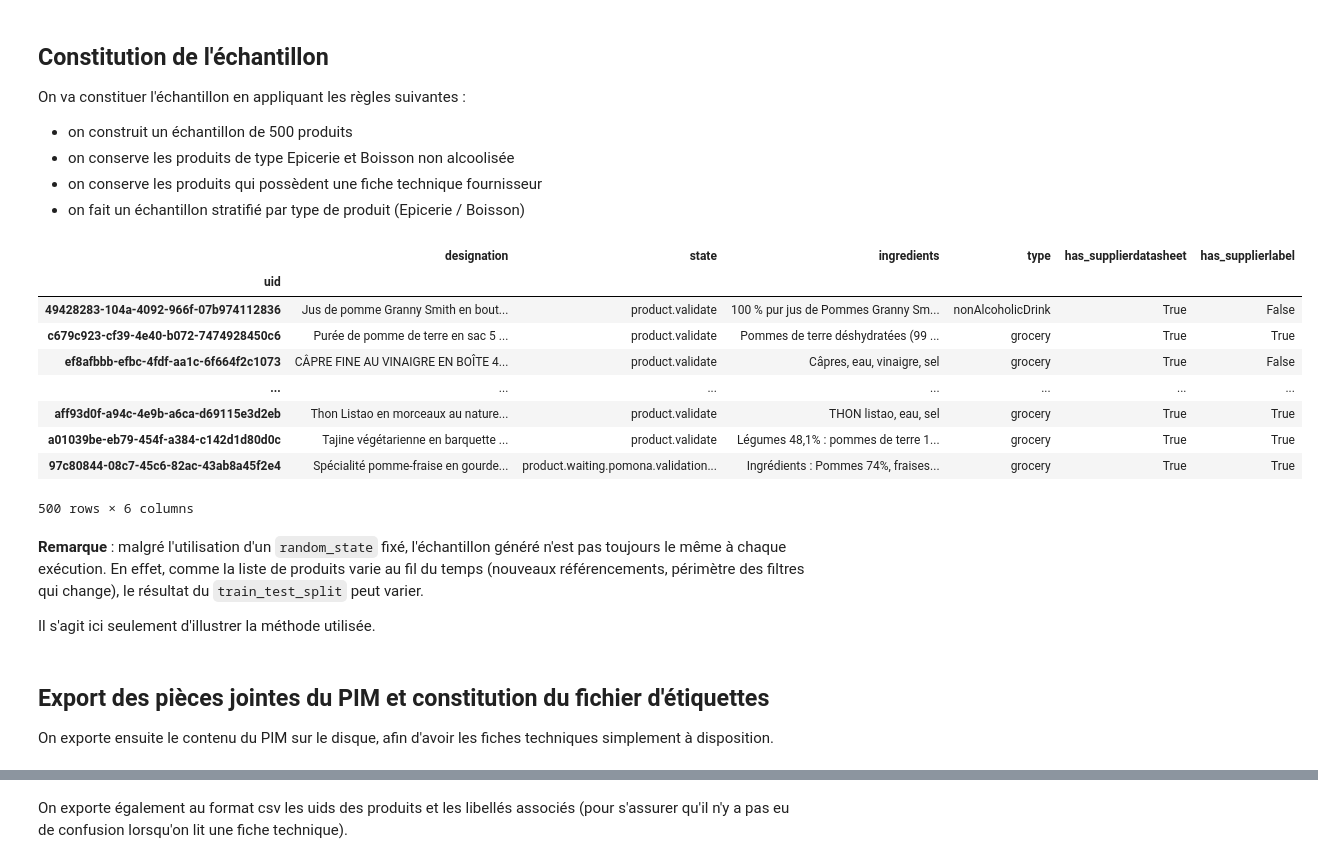
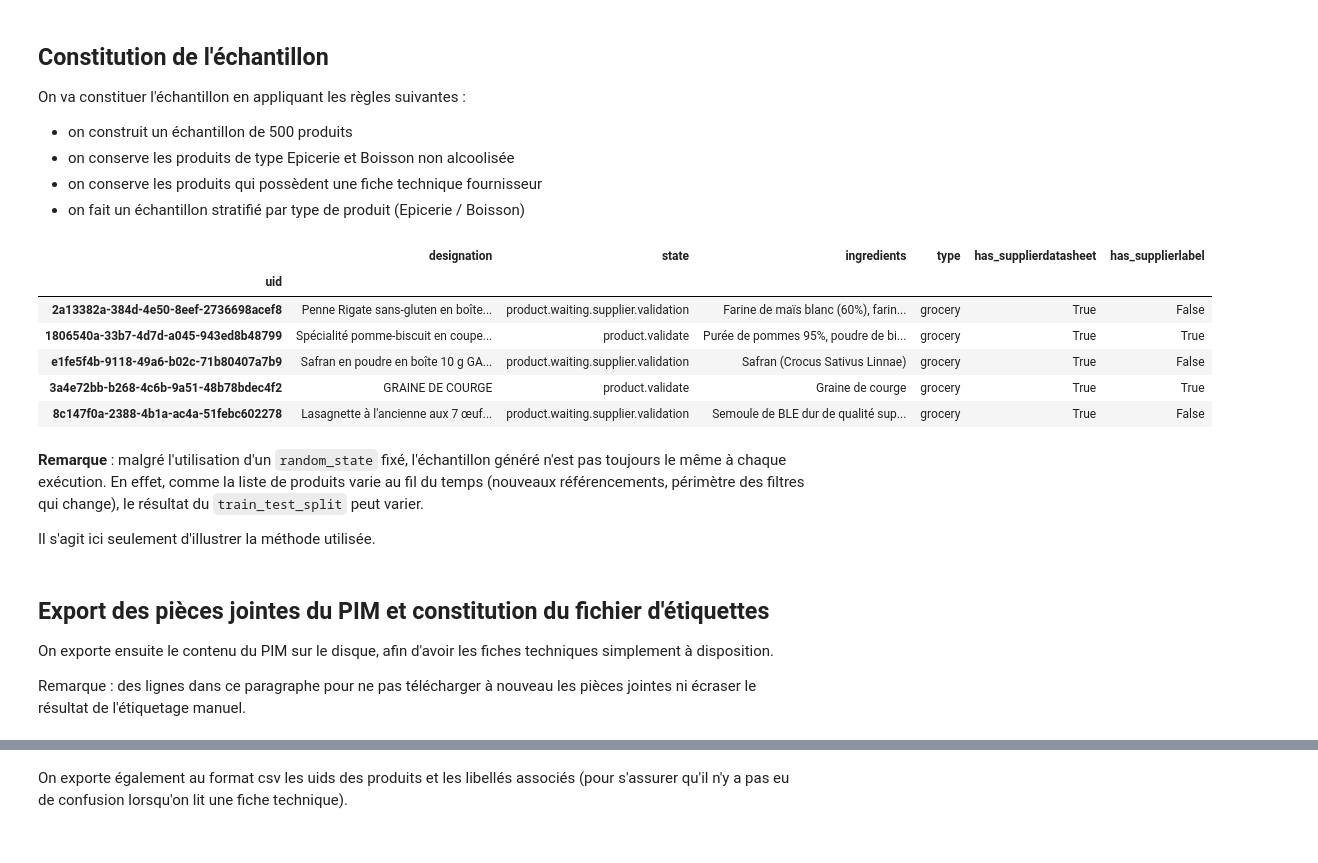
Before and after one commit to UltraDiuve/PIM-Recognizer, a Jupyter notebook: report/notebooks/ground_truth_constitution.ipynb, the cells around one changed output, grey strips where cells are left out. Saved outputs shown, nothing was run; the diff lists cells and outputs as text; code cells hidden in the pictures.

```diff
--- a/report/notebooks/ground_truth_constitution.ipynb
+++ b/report/notebooks/ground_truth_constitution.ipynb
@@ -81,22 +83,19 @@ On va constituer l'échantillon en appliquant les règles suivantes :
 # %%
 filtered_df = df.loc[(df.type.isin(['grocery', 'nonAlcoholicDrink']))
                      & (df.has_supplierdatasheet)]
 train, ground_truth_df = train_test_split(filtered_df,
                                           test_size=500,
                                           random_state=42,
                                           stratify=filtered_df.type)
-ground_truth_df
+ground_truth_df.sample(5)
 # %% [output]
 |  | designation | state | ingredients | type | has_supplierdatasheet | has_supplierlabel |
 | uid |  |  |  |  |  |  |
-| 49428283-104a-4092-966f-07b974112836 | Jus de pomme Granny Smith en bout... | product.validate | 100 % pur jus de Pommes Granny Sm... | nonAlcoholicDrink | True | False |
-| c679c923-cf39-4e40-b072-7474928450c6 | Purée de pomme de terre en sac 5 ... | product.validate | Pommes de terre déshydratées (99 ... | grocery | True | True |
-| ef8afbbb-efbc-4fdf-aa1c-6f664f2c1073 | CÂPRE FINE AU VINAIGRE EN BOÎTE 4... | product.validate | Câpres, eau, vinaigre, sel | grocery | True | False |
-| ... | ... | ... | ... | ... | ... | ... |
-| aff93d0f-a94c-4e9b-a6ca-d69115e3d2eb | Thon Listao en morceaux au nature... | product.validate | THON listao, eau, sel | grocery | True | True |
-| a01039be-eb79-454f-a384-c142d1d80d0c | Tajine végétarienne en barquette ... | product.validate | Légumes 48,1% : pommes de terre 1... | grocery | True | True |
-| 97c80844-08c7-45c6-82ac-43ab8a45f2e4 | Spécialité pomme-fraise en gourde... | product.waiting.pomona.validation... | Ingrédients : Pommes 74%, fraises... | grocery | True | True |
+| 2a13382a-384d-4e50-8eef-2736698acef8 | Penne Rigate sans-gluten en boîte... | product.waiting.supplier.validation | Farine de maïs blanc (60%), farin... | grocery | True | False |
+| 1806540a-33b7-4d7d-a045-943ed8b48799 | Spécialité pomme-biscuit en coupe... | product.validate | Purée de pommes 95%, poudre de bi... | grocery | True | True |
+| e1fe5f4b-9118-49a6-b02c-71b80407a7b9 | Safran en poudre en boîte 10 g GA... | product.waiting.supplier.validation | Safran (Crocus Sativus Linnae) | grocery | True | False |
+| 3a4e72bb-b268-4c6b-9a51-48b78bdec4f2 | GRAINE DE COURGE | product.validate | Graine de courge | grocery | True | True |
+| 8c147f0a-2388-4b1a-ac4a-51febc602278 | Lasagnette à l'ancienne aux 7 œuf... | product.waiting.supplier.validation | Semoule de BLE dur de qualité sup... | grocery | True | False |
-500 rows × 6 columns
 # %% [markdown]
 **Remarque** : malgré l'utilisation d'un `random_state` fixé, l'échantillon généré n'est pas toujours le même à chaque exécution. En effet, comme la liste de produits varie au fil du temps (nouveaux référencements, périmètre des filtres qui change), le résultat du `train_test_split` peut varier.
 
@@ -106,5 +105,7 @@ Il s'agit ici seulement d'illustrer la méthode utilisée.
 ## Export des pièces jointes du PIM et constitution du fichier d'étiquettes
 
 On exporte ensuite le contenu du PIM sur le disque, afin d'avoir les fiches techniques simplement à disposition.
+
+Remarque : des lignes dans ce paragraphe pour ne pas télécharger à nouveau les pièces jointes ni écraser le résultat de l'étiquetage manuel.
 # %%
 requester.fetch_list_from_PIM(ground_truth_df.index, batch_size=20)
```
Also changed, not shown: parts of 20 cells of this notebook.
